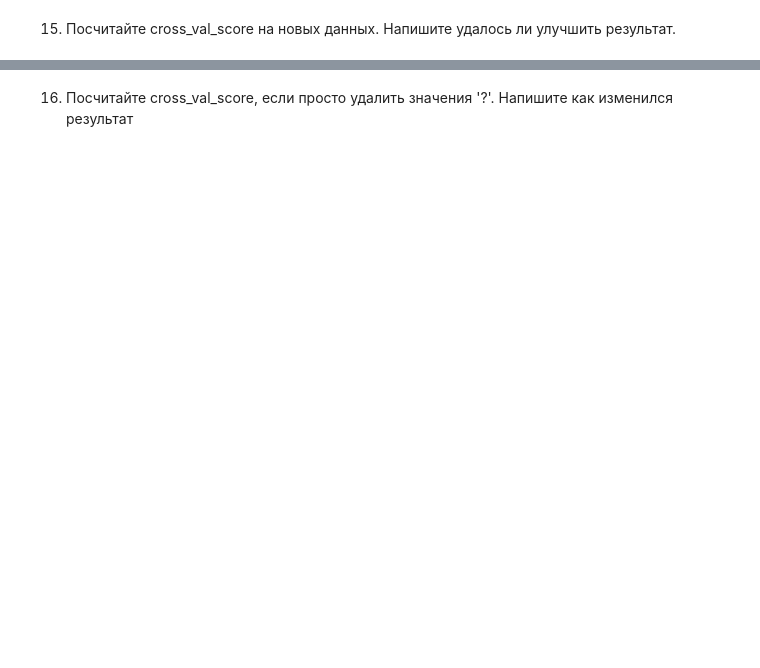
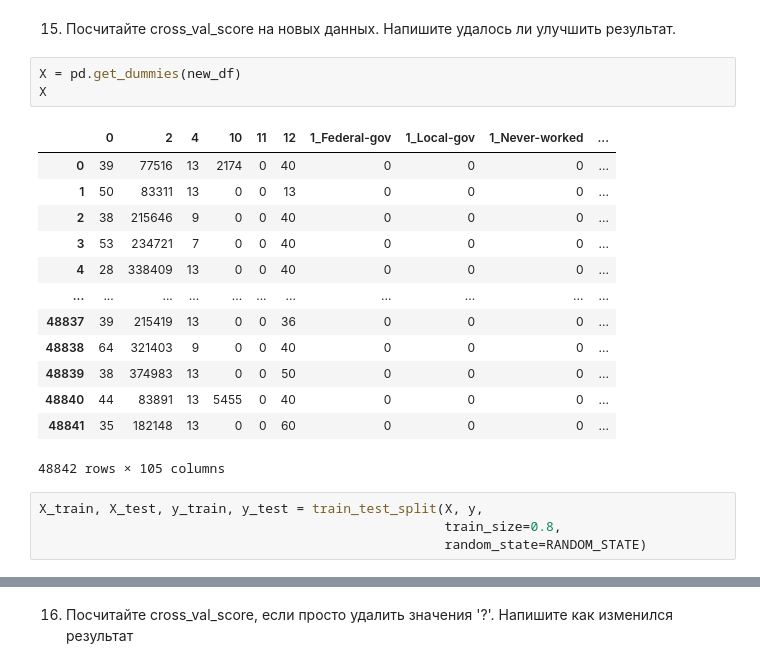
Before and after one commit to DEdKorolev/DS_lesson11, a Jupyter notebook: ML_2_HW.ipynb, the cells around one changed output, grey strips where cells are left out. Saved outputs shown, nothing was run; the diff lists cells and outputs as text; blank space fills up the shorter version.

```diff
--- a/ML_2_HW.ipynb
+++ b/ML_2_HW.ipynb
@@ -217,2 +552,23 @@ data.head()
 # %% [markdown]
 15. Посчитайте cross_val_score на новых данных. Напишите удалось ли улучшить результат.
+# %%
+X = pd.get_dummies(new_df)
+X
+# %% [output]
+|  | 0 | 2 | 4 | 10 | 11 | 12 | 1_Federal-gov | 1_Local-gov | 1_Never-worked | ... |
+| 0 | 39 | 77516 | 13 | 2174 | 0 | 40 | 0 | 0 | 0 | ... |
+| 1 | 50 | 83311 | 13 | 0 | 0 | 13 | 0 | 0 | 0 | ... |
+| 2 | 38 | 215646 | 9 | 0 | 0 | 40 | 0 | 0 | 0 | ... |
+| 3 | 53 | 234721 | 7 | 0 | 0 | 40 | 0 | 0 | 0 | ... |
+| 4 | 28 | 338409 | 13 | 0 | 0 | 40 | 0 | 0 | 0 | ... |
+| ... | ... | ... | ... | ... | ... | ... | ... | ... | ... | ... |
+| 48837 | 39 | 215419 | 13 | 0 | 0 | 36 | 0 | 0 | 0 | ... |
+| 48838 | 64 | 321403 | 9 | 0 | 0 | 40 | 0 | 0 | 0 | ... |
+| 48839 | 38 | 374983 | 13 | 0 | 0 | 50 | 0 | 0 | 0 | ... |
+| 48840 | 44 | 83891 | 13 | 5455 | 0 | 40 | 0 | 0 | 0 | ... |
+| 48841 | 35 | 182148 | 13 | 0 | 0 | 60 | 0 | 0 | 0 | ... |
+48842 rows × 105 columns
+# %%
+X_train, X_test, y_train, y_test = train_test_split(X, y,
+                                                    train_size=0.8,
+                                                    random_state=RANDOM_STATE)
```
Also changed, not shown: parts of 74 cells of this notebook.
